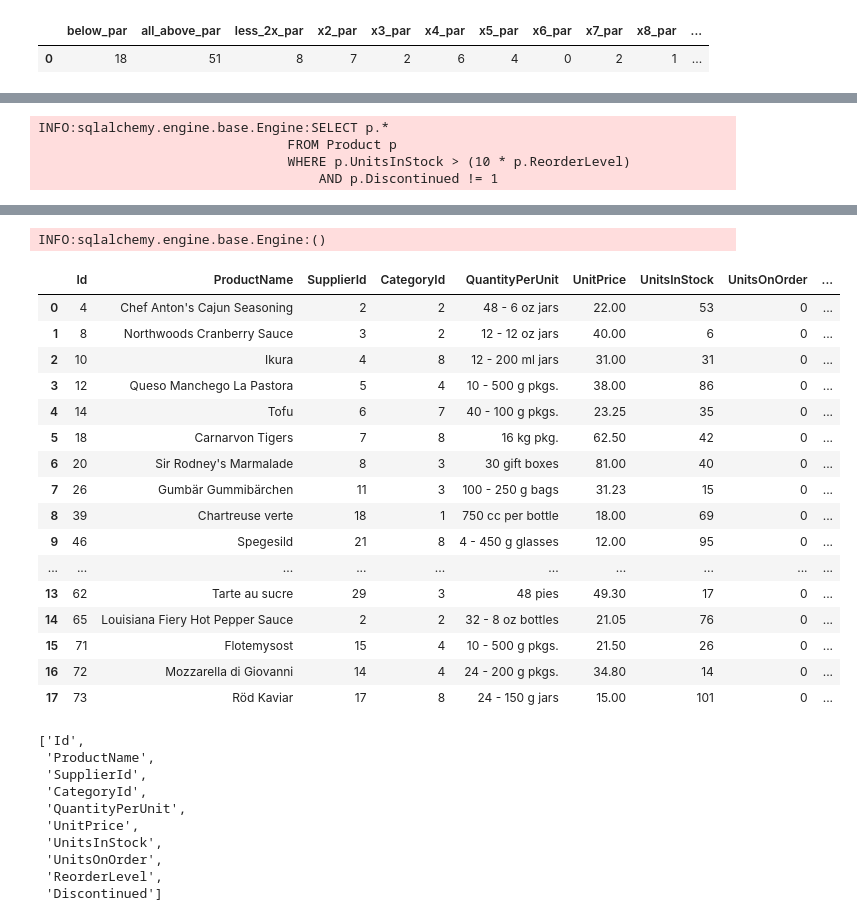
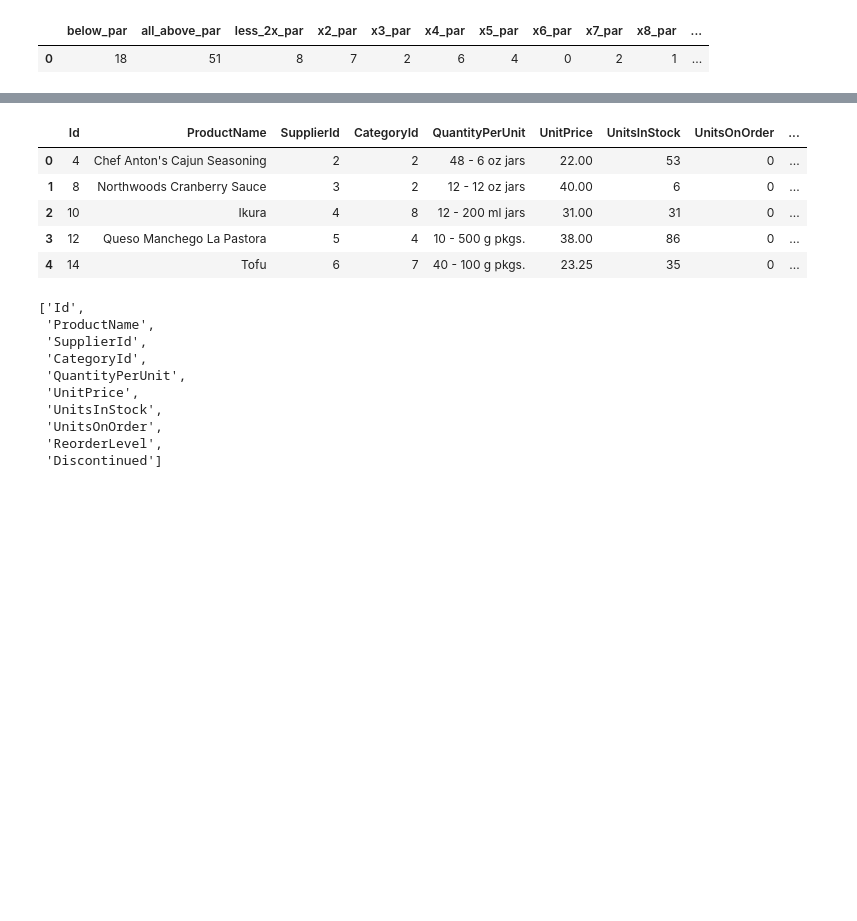
Before and after one commit to ssrosa/dsc-2-final-project-online-ds-pt-100118, a Jupyter notebook: student.ipynb, the cells around one changed output, grey strips where cells are left out. Cells and saved outputs as stored; diff of their text form; code cells hidden in the pictures; blank space fills up the shorter version.

```diff
--- a/student.ipynb
+++ b/student.ipynb
@@ -421,5 +395,5 @@ overstock = pd.read_sql_query('''SELECT p.*
                                 WHERE p.UnitsInStock > (10 * p.ReorderLevel)
                                     AND p.Discontinued != 1
                                 ''', engine)
-overstock
+overstock.head()
 # %% [output]
@@ -430,4 +405,0 @@ overstock
-INFO:sqlalchemy.engine.base.Engine:SELECT p.*
-                                FROM Product p
-                                WHERE p.UnitsInStock > (10 * p.ReorderLevel)
-                                    AND p.Discontinued != 1
@@ -435,21 +406,9 @@ INFO:sqlalchemy.engine.base.Engine:SELECT p.*
-INFO:sqlalchemy.engine.base.Engine:()
 |  | Id | ProductName | SupplierId | CategoryId | QuantityPerUnit | UnitPrice | UnitsInStock | UnitsOnOrder | ... |
 | 0 | 4 | Chef Anton's Cajun Seasoning | 2 | 2 | 48 - 6 oz jars | 22.00 | 53 | 0 | ... |
 | 1 | 8 | Northwoods Cranberry Sauce | 3 | 2 | 12 - 12 oz jars | 40.00 | 6 | 0 | ... |
 | 2 | 10 | Ikura | 4 | 8 | 12 - 200 ml jars | 31.00 | 31 | 0 | ... |
 | 3 | 12 | Queso Manchego La Pastora | 5 | 4 | 10 - 500 g pkgs. | 38.00 | 86 | 0 | ... |
 | 4 | 14 | Tofu | 6 | 7 | 40 - 100 g pkgs. | 23.25 | 35 | 0 | ... |
-| 5 | 18 | Carnarvon Tigers | 7 | 8 | 16 kg pkg. | 62.50 | 42 | 0 | ... |
-| 6 | 20 | Sir Rodney's Marmalade | 8 | 3 | 30 gift boxes | 81.00 | 40 | 0 | ... |
-| 7 | 26 | Gumbär Gummibärchen | 11 | 3 | 100 - 250 g bags | 31.23 | 15 | 0 | ... |
-| 8 | 39 | Chartreuse verte | 18 | 1 | 750 cc per bottle | 18.00 | 69 | 0 | ... |
-| 9 | 46 | Spegesild | 21 | 8 | 4 - 450 g glasses | 12.00 | 95 | 0 | ... |
-| ... | ... | ... | ... | ... | ... | ... | ... | ... | ... |
-| 13 | 62 | Tarte au sucre | 29 | 3 | 48 pies | 49.30 | 17 | 0 | ... |
-| 14 | 65 | Louisiana Fiery Hot Pepper Sauce | 2 | 2 | 32 - 8 oz bottles | 21.05 | 76 | 0 | ... |
-| 15 | 71 | Flotemysost | 15 | 4 | 10 - 500 g pkgs. | 21.50 | 26 | 0 | ... |
-| 16 | 72 | Mozzarella di Giovanni | 14 | 4 | 24 - 200 g pkgs. | 34.80 | 14 | 0 | ... |
-| 17 | 73 | Röd Kaviar | 17 | 8 | 24 - 150 g jars | 15.00 | 101 | 0 | ... |
 # %%
 tables_columns['Product']
 # %% [output]
```
Also changed, not shown: parts of 36 cells of this notebook, 1 other file.
